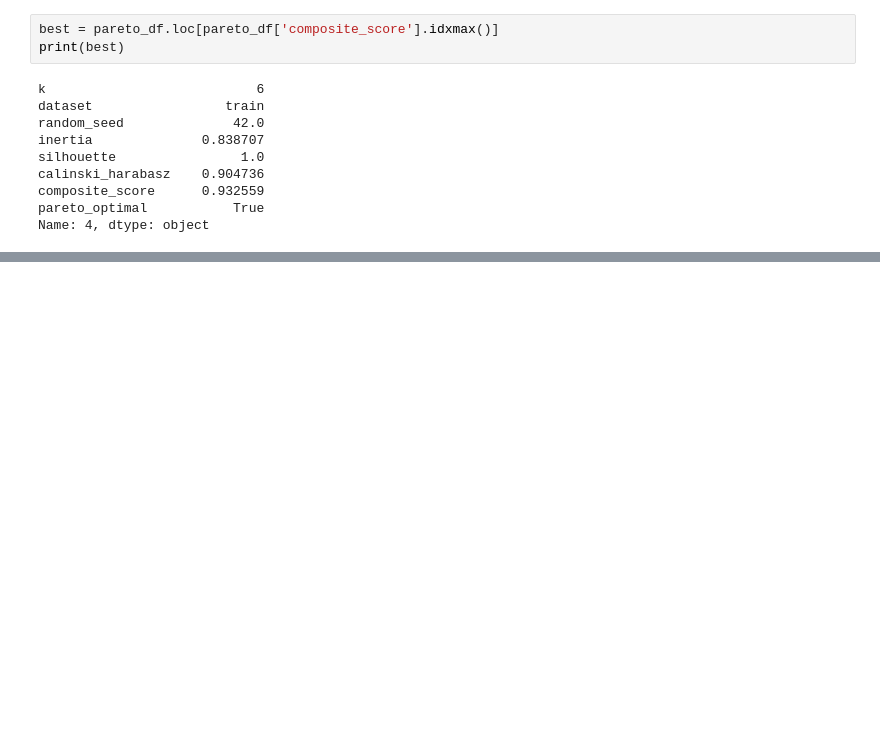
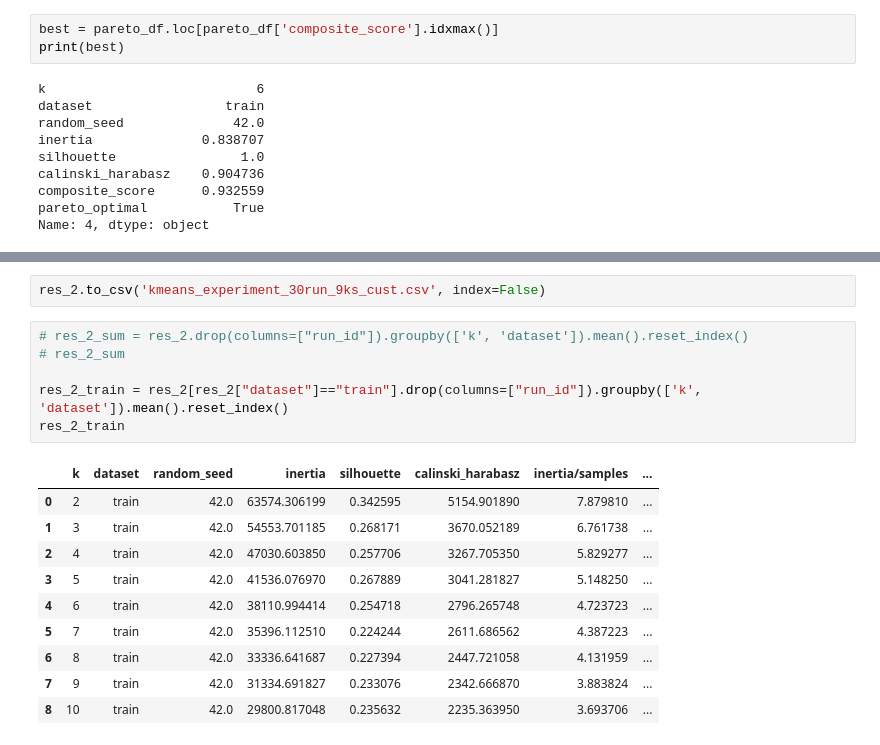
Before and after one commit to hossamAhmedSalah/computational_intelligence-_project, a Jupyter notebook: Notebooks/segmentation_kmeans.ipynb, the cells around one changed output, grey strips where cells are left out. Drawn from its saved outputs; the diff is of its cells as text; blank space fills up the shorter version.

```diff
--- a/Notebooks/segmentation_kmeans.ipynb
+++ b/Notebooks/segmentation_kmeans.ipynb
@@ -506,0 +593,19 @@ Name: 4, dtype: object
+# %%
+res_2.to_csv('kmeans_experiment_30run_9ks_cust.csv', index=False)
+# %%
+# res_2_sum = res_2.drop(columns=["run_id"]).groupby(['k', 'dataset']).mean().reset_index()
+# res_2_sum
+
+res_2_train = res_2[res_2["dataset"]=="train"].drop(columns=["run_id"]).groupby(['k', 'dataset']).mean().reset_index()
+res_2_train
+# %% [output]
+|  | k | dataset | random_seed | inertia | silhouette | calinski_harabasz | inertia/samples | ... |
+| 0 | 2 | train | 42.0 | 63574.306199 | 0.342595 | 5154.901890 | 7.879810 | ... |
+| 1 | 3 | train | 42.0 | 54553.701185 | 0.268171 | 3670.052189 | 6.761738 | ... |
+| 2 | 4 | train | 42.0 | 47030.603850 | 0.257706 | 3267.705350 | 5.829277 | ... |
+| 3 | 5 | train | 42.0 | 41536.076970 | 0.267889 | 3041.281827 | 5.148250 | ... |
+| 4 | 6 | train | 42.0 | 38110.994414 | 0.254718 | 2796.265748 | 4.723723 | ... |
+| 5 | 7 | train | 42.0 | 35396.112510 | 0.224244 | 2611.686562 | 4.387223 | ... |
+| 6 | 8 | train | 42.0 | 33336.641687 | 0.227394 | 2447.721058 | 4.131959 | ... |
+| 7 | 9 | train | 42.0 | 31334.691827 | 0.233076 | 2342.666870 | 3.883824 | ... |
+| 8 | 10 | train | 42.0 | 29800.817048 | 0.235632 | 2235.363950 | 3.693706 | ... |
```
Also changed, not shown: parts of 15 cells of this notebook, 1 other file.
